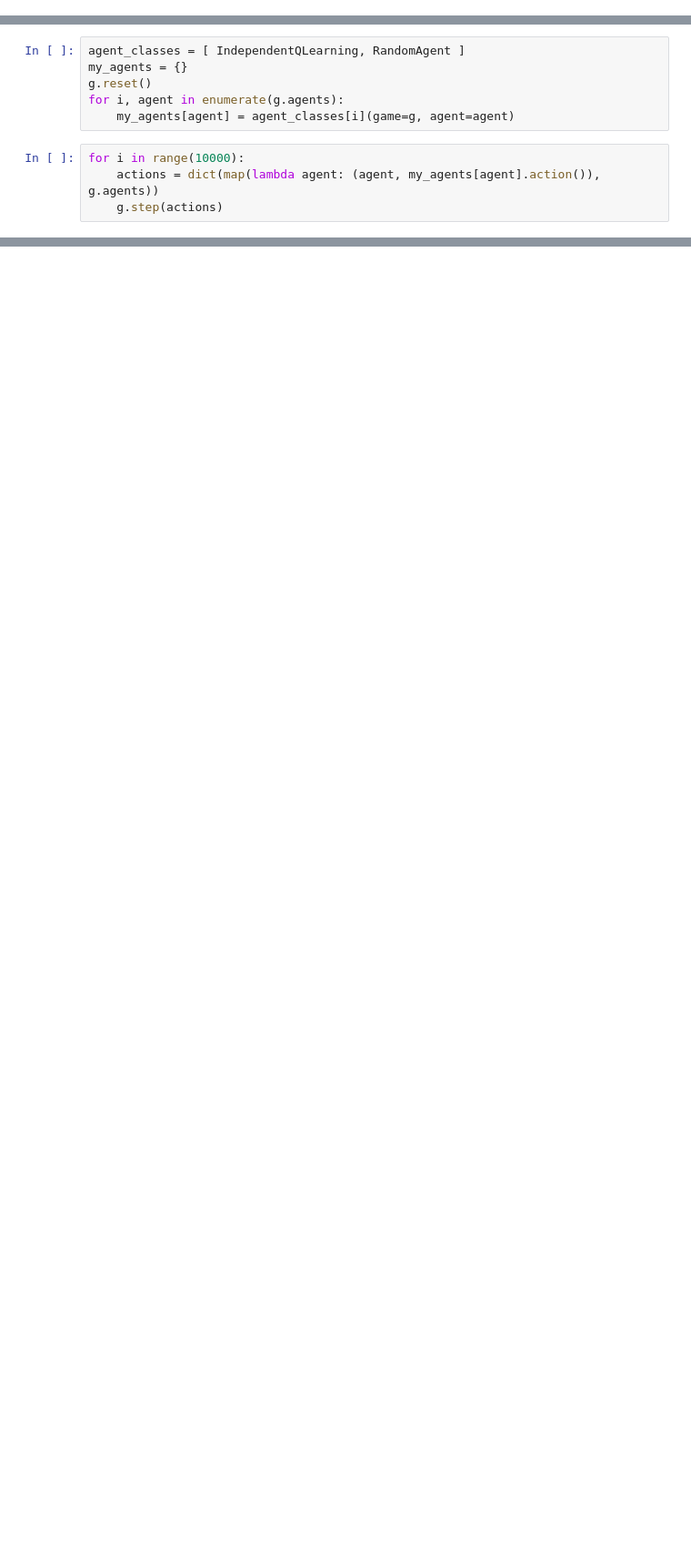
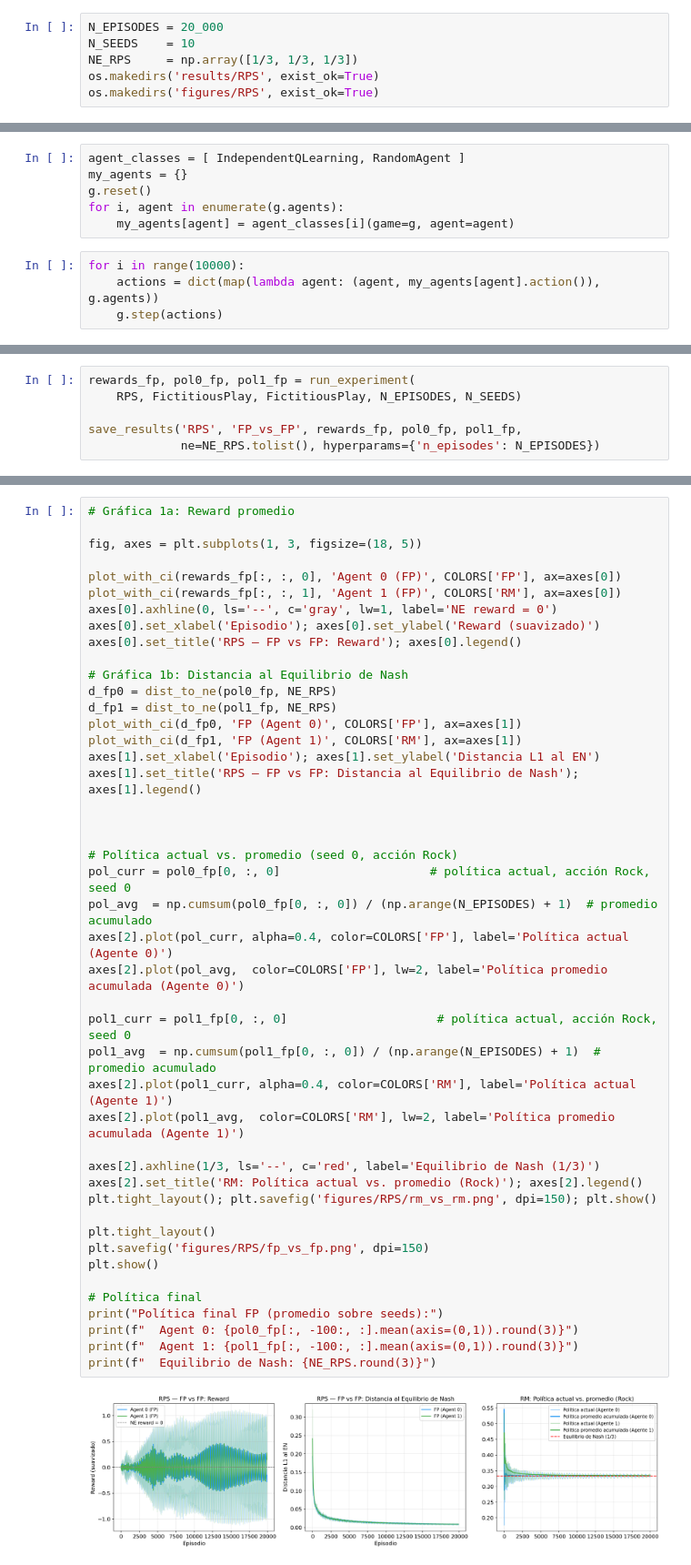
Before and after one commit to mmussio85/simultaneous-games, a Jupyter notebook: RPS.ipynb, the cells around one changed output, grey strips where cells are left out. Shown at 91% size. Saved outputs shown, nothing was run; the diff lists cells and outputs as text; blank space fills up the shorter version.

```diff
--- a/RPS.ipynb
+++ b/RPS.ipynb
@@ -7,3 +17,9 @@ from agents.iql import IndependentQLearning
+# %%
+N_EPISODES = 20_000
+N_SEEDS    = 10
+NE_RPS     = np.array([1/3, 1/3, 1/3])
+os.makedirs('results/RPS', exist_ok=True)
+os.makedirs('figures/RPS', exist_ok=True)
 # %%
 g = RPS()
 # %%
@@ -73,0 +110,6 @@ dict(map(lambda agent: (agent, my_agents[agent].policy()), g.agents))
+# %%
+rewards_fp, pol0_fp, pol1_fp = run_experiment(
+    RPS, FictitiousPlay, FictitiousPlay, N_EPISODES, N_SEEDS)
+
+save_results('RPS', 'FP_vs_FP', rewards_fp, pol0_fp, pol1_fp,
+             ne=NE_RPS.tolist(), hyperparams={'n_episodes': N_EPISODES})
@@ -73,0 +118,47 @@ dict(map(lambda agent: (agent, my_agents[agent].policy()), g.agents))
+# %%
+# Gráfica 1a: Reward promedio
+
+fig, axes = plt.subplots(1, 3, figsize=(18, 5))
+
+plot_with_ci(rewards_fp[:, :, 0], 'Agent 0 (FP)', COLORS['FP'], ax=axes[0])
+plot_with_ci(rewards_fp[:, :, 1], 'Agent 1 (FP)', COLORS['RM'], ax=axes[0])
+axes[0].axhline(0, ls='--', c='gray', lw=1, label='NE reward = 0')
+axes[0].set_xlabel('Episodio'); axes[0].set_ylabel('Reward (suavizado)')
+axes[0].set_title('RPS — FP vs FP: Reward'); axes[0].legend()
+
+# Gráfica 1b: Distancia al Equilibrio de Nash
+d_fp0 = dist_to_ne(pol0_fp, NE_RPS)
+d_fp1 = dist_to_ne(pol1_fp, NE_RPS)
+plot_with_ci(d_fp0, 'FP (Agent 0)', COLORS['FP'], ax=axes[1])
+plot_with_ci(d_fp1, 'FP (Agent 1)', COLORS['RM'], ax=axes[1])
+axes[1].set_xlabel('Episodio'); axes[1].set_ylabel('Distancia L1 al EN')
+axes[1].set_title('RPS — FP vs FP: Distancia al Equilibrio de Nash'); axes[1].legend()
+
+
+
+# Política actual vs. promedio (seed 0, acción Rock)
+pol_curr = pol0_fp[0, :, 0]                     # política actual, acción Rock, seed 0
+pol_avg  = np.cumsum(pol0_fp[0, :, 0]) / (np.arange(N_EPISODES) + 1)  # promedio acumulado
+axes[2].plot(pol_curr, alpha=0.4, color=COLORS['FP'], label='Política actual (Agente 0)')
+axes[2].plot(pol_avg,  color=COLORS['FP'], lw=2, label='Política promedio acumulada (Agente 0)')
+
+pol1_curr = pol1_fp[0, :, 0]                     # política actual, acción Rock, seed 0
+pol1_avg  = np.cumsum(pol1_fp[0, :, 0]) / (np.arange(N_EPISODES) + 1)  # promedio acumulado
+axes[2].plot(pol1_curr, alpha=0.4, color=COLORS['RM'], label='Política actual (Agente 1)')
+axes[2].plot(pol1_avg,  color=COLORS['RM'], lw=2, label='Política promedio acumulada (Agente 1)')
+
+axes[2].axhline(1/3, ls='--', c='red', label='Equilibrio de Nash (1/3)')
+axes[2].set_title('RM: Política actual vs. promedio (Rock)'); axes[2].legend()
+plt.tight_layout(); plt.savefig('figures/RPS/rm_vs_rm.png', dpi=150); plt.show()
+
+plt.tight_layout()
+plt.savefig('figures/RPS/fp_vs_fp.png', dpi=150)
+plt.show()
+
+# Política final
+print("Política final FP (promedio sobre seeds):")
+print(f"  Agent 0: {pol0_fp[:, -100:, :].mean(axis=(0,1)).round(3)}")
+print(f"  Agent 1: {pol1_fp[:, -100:, :].mean(axis=(0,1)).round(3)}")
+print(f"  Equilibrio de Nash: {NE_RPS.round(3)}")
+# %% [output]
+[figure, added]
```
Also changed, not shown: parts of 26 cells of this notebook, 7 other files.
